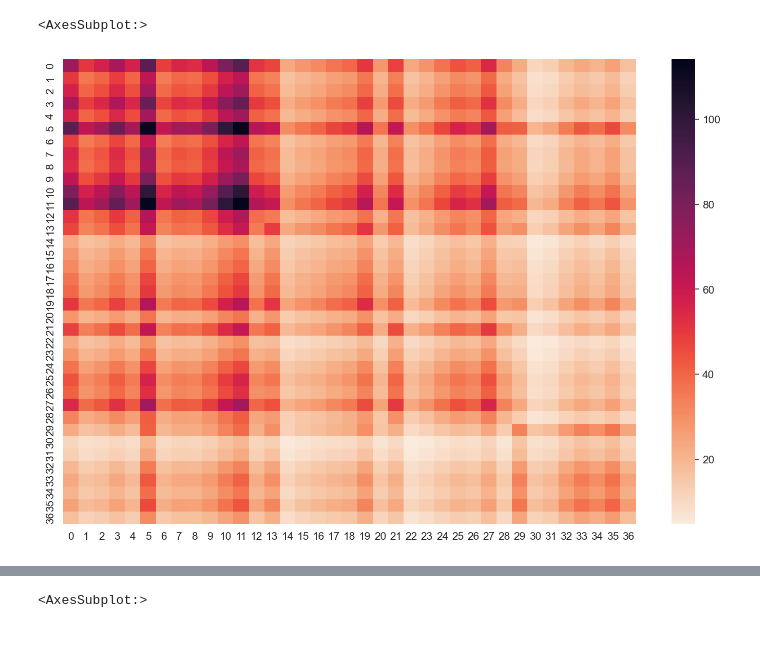
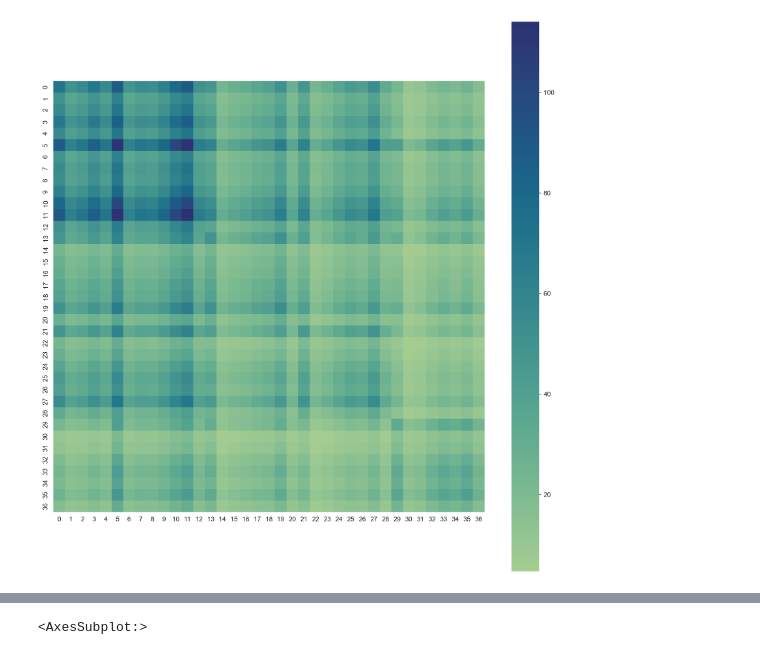
Before and after one commit to BluSteve/STYau122, a Jupyter notebook: python/styau/Analysis.ipynb, the cells around one changed output, grey strips where cells are left out. Cells and saved outputs as stored; diff of their text form; code cells hidden in the pictures.

Commit message:
abhlla 57 rerun

```diff
--- a/python/styau/Analysis.ipynb
+++ b/python/styau/Analysis.ipynb
@@ -95,0 +103,12 @@ curr.evs
+# %%
+def plot_hessian(hes, cmap='crest'):
+    plt.figure(figsize=(12, 12), dpi=200, tight_layout=True)
+
+    sns.heatmap(hes, cmap=cmap, square=True)
+
+
+abhlla = gr('abhlla')
+abhstlla = gr('abhstlla')
+
+plot_hessian(np.power(np.abs(abhlla.hessian[0]), 1 / 5))
+plt.savefig('regular-hessian.png')
@@ -96,7 +117,5 @@ curr.evs
 # %%
-plt.figure(figsize=(12, 8), dpi=150)
-
-sns.heatmap(np.power(np.abs(hes.hessian[0]), 1 / 5), cmap='rocket_r')
+plot_hessian(np.power(np.abs(abhstlla.hessian[0]), 1 / 5))
+plt.savefig('stewart-hessian.png')
 # %% [output]
-<AxesSubplot:>
-[figure, old version]
+[figure, new version]
```
Also changed, not shown: parts of 15 cells of this notebook, 12 other files.
